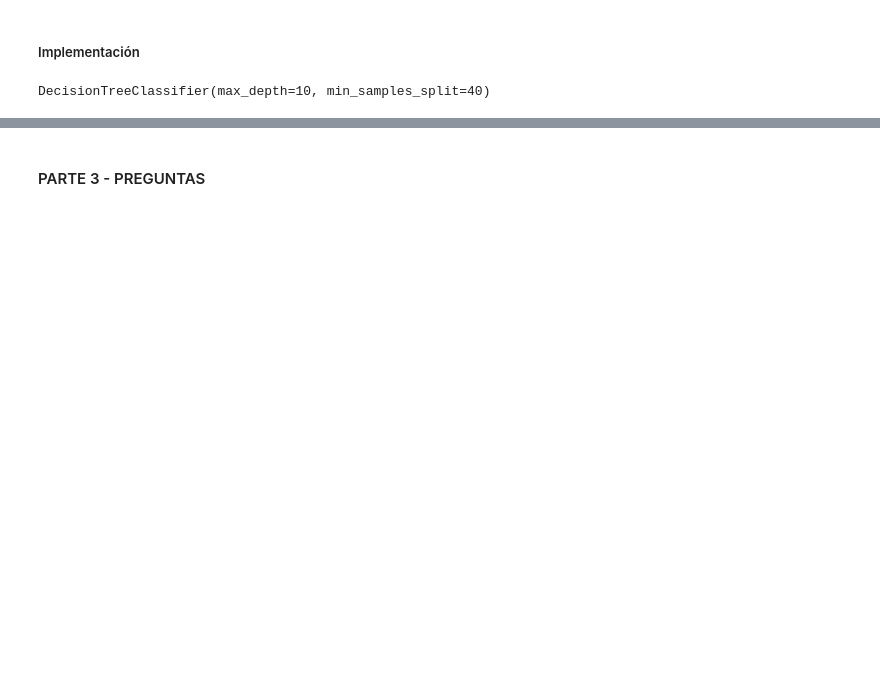
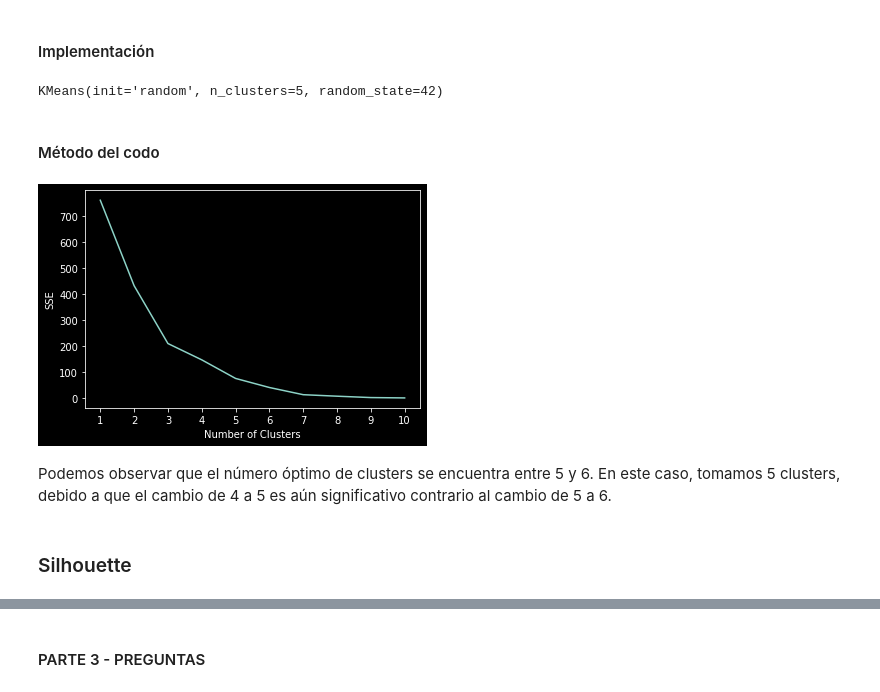
Before and after one commit to gera1013/SDS-Lab-03, a Jupyter notebook: code/lab03.ipynb, the cells around one changed output, grey strips where cells are left out. Saved outputs shown, nothing was run; the diff lists cells and outputs as text; code cells hidden in the pictures; blank space fills up the shorter version.

```diff
--- a/code/lab03.ipynb
+++ b/code/lab03.ipynb
@@ -56,0 +61,2 @@ df_model = df
+# %%
+scaled_df = sscaler.fit_transform(df)
@@ -63,8 +91,42 @@ from sklearn import metrics, model_selection, cluster
 # %% [markdown]
-##### Implementación
+#### Implementación
 # %%
 ## creacion de modelo
-kms = cluster.KMeans()
-kms.fit()
+kms = cluster.KMeans(
+    init="random",
+    n_clusters=5,
+    random_state=42
+)
-# %% [output]
-DecisionTreeClassifier(max_depth=10, min_samples_split=40)
+# %%
+kms.fit(scaled_df)
+# %% [output]
+KMeans(init='random', n_clusters=5, random_state=42)
+# %% [markdown]
+#### Método del codo
+# %%
+kmeans_kwargs = {
+    "init": "random",
+    "n_init": 10,
+    "max_iter": 300,
+    "random_state": 42,
+}
+
+sse = []
+
+for k in range(1, 11):
+    kms = cluster.KMeans(n_clusters=k, **kmeans_kwargs)
+    kms.fit(scaled_df)
+    sse.append(kms.inertia_)
+# %%
+plt.style.use("dark_background")
+plt.plot(range(1, 11), sse)
+plt.xticks(range(1, 11))
+plt.xlabel("Number of Clusters")
+plt.ylabel("SSE")
+plt.show()
+# %% [output]
+[figure, added]
+# %% [markdown]
+Podemos observar que el número óptimo de clusters se encuentra entre 5 y 6. En este caso, tomamos 5 clusters, debido a que el cambio de 4 a 5 es aún significativo contrario al cambio de 5 a 6.
+# %% [markdown]
+### Silhouette
```
Also changed, not shown: parts of 21 cells of this notebook.
